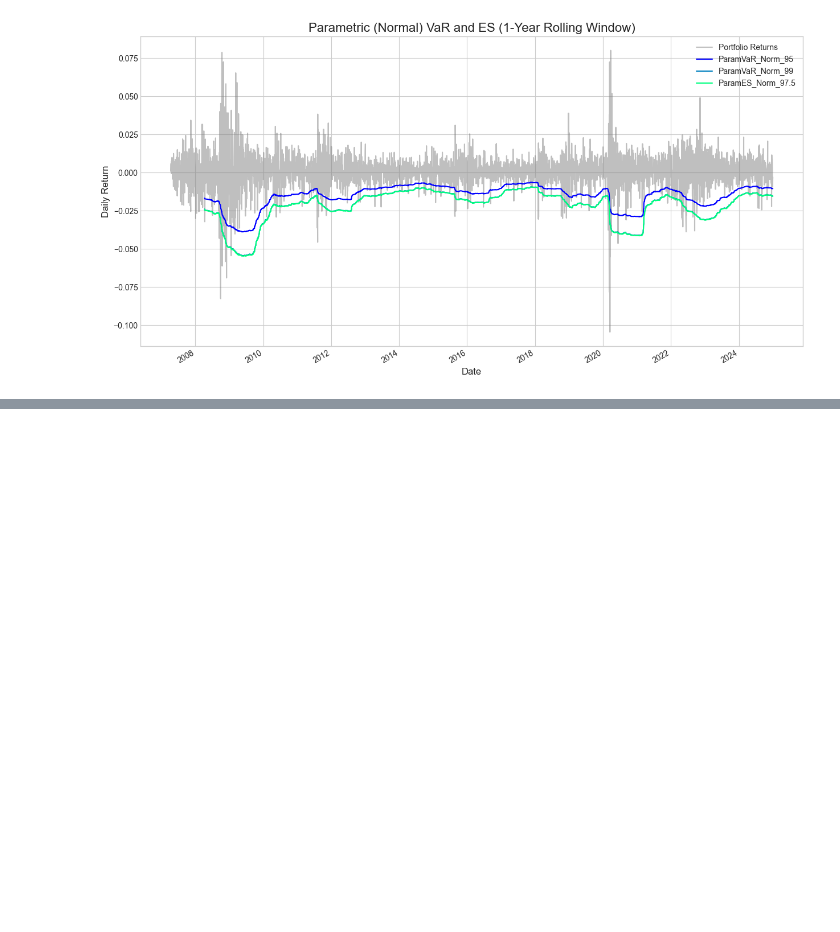
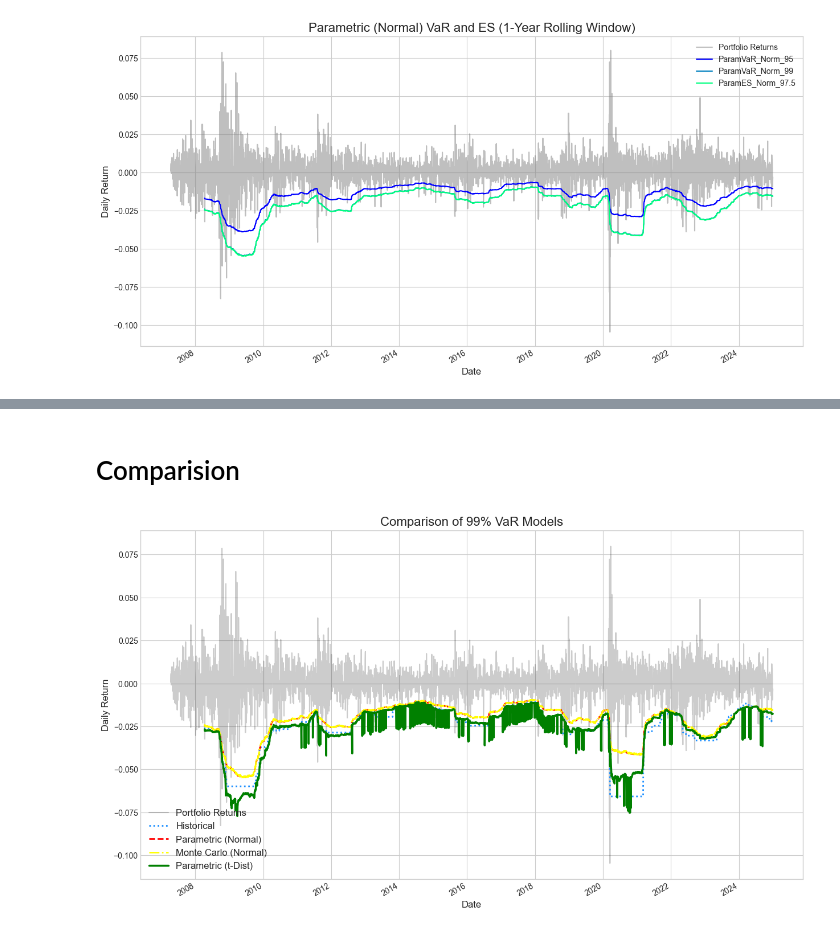
Before and after one commit to siddhantgopi/Project-Janus-Adaptive-Tail-Risk-and-Regime-Aware-VaR-Modeling, a Jupyter notebook: notebooks/02_var_models.ipynb, the cells around one changed output, grey strips where cells are left out. Drawn from its saved outputs; the diff is of its cells as text; code cells hidden in the pictures; blank space fills up the shorter version.

Commit message:
Core VaR & ES Models

```diff
--- a/notebooks/02_var_models.ipynb
+++ b/notebooks/02_var_models.ipynb
@@ -146,0 +290,44 @@ Date
+# %% [markdown]
+# Comparision
+# %%
+# --- Combine all risk measures into one DataFrame ---
+# Make sure you have the following DataFrames from previous steps:
+# hist_risk_measures, param_risk_measures, t_dist_risk, mc_risk_measures
+
+all_risk_measures = pd.concat([
+    hist_risk_measures,
+    param_risk_measures,
+    t_dist_risk,
+    mc_risk_measures
+], axis=1)
+
+# --- Plot the 99% VaR for all models ---
+# --- Plot the 99% VaR for all models (Enhanced Visualization) ---
+fig, ax = plt.subplots(figsize=(15, 9))
+
+# Plot portfolio returns with more transparency
+returns['EqualWeightPortfolio'].plot(ax=ax, color='black', alpha=0.2, label='Portfolio Returns')
+
+# Plot each 99% VaR with a distinct, professional style
+all_risk_measures['HistVaR_99'].plot(
+    ax=ax, label='Historical', color='dodgerblue', linestyle=':', linewidth=2
+)
+all_risk_measures['ParamVaR_Norm_99'].plot(
+    ax=ax, label='Parametric (Normal)', color='red', linestyle='--', linewidth=2
+)
+all_risk_measures['MCVaR_99'].plot(
+    ax=ax, label='Monte Carlo (Normal)', color='yellow', linestyle='-.', linewidth=2
+)
+all_risk_measures['ParamVaR_T_99'].plot(
+    ax=ax, label='Parametric (t-Dist)', color='green', linestyle='-', linewidth=2.5
+)
+
+ax.set_title('Comparison of 99% VaR Models', fontsize=16)
+ax.set_ylabel('Daily Return', fontsize=12)
+ax.set_xlabel('Date', fontsize=12)
+
+# Improve the legend
+ax.legend(loc='lower left', fontsize=12)
+plt.show()
+# %% [output]
+[figure, added]
```
Also changed, not shown: parts of 10 cells of this notebook.
